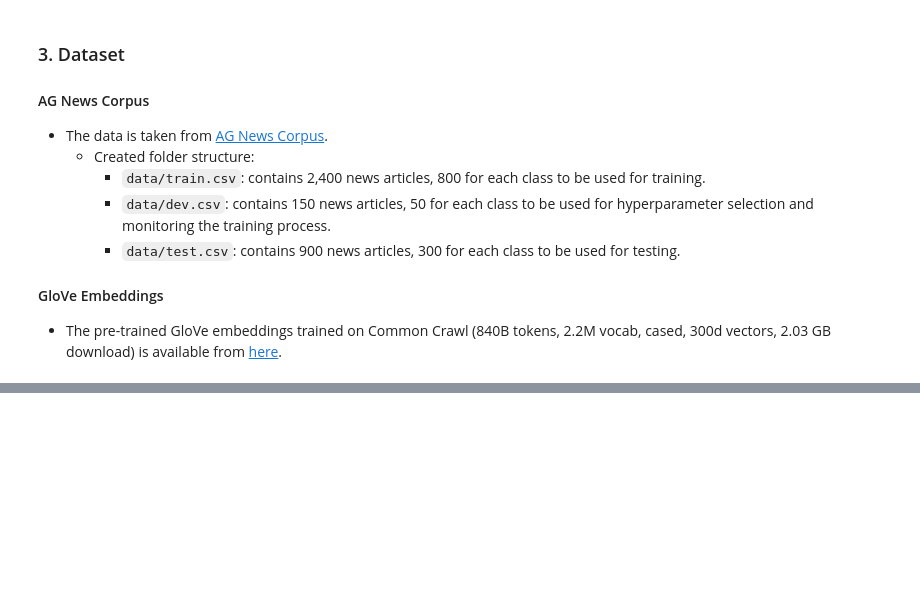
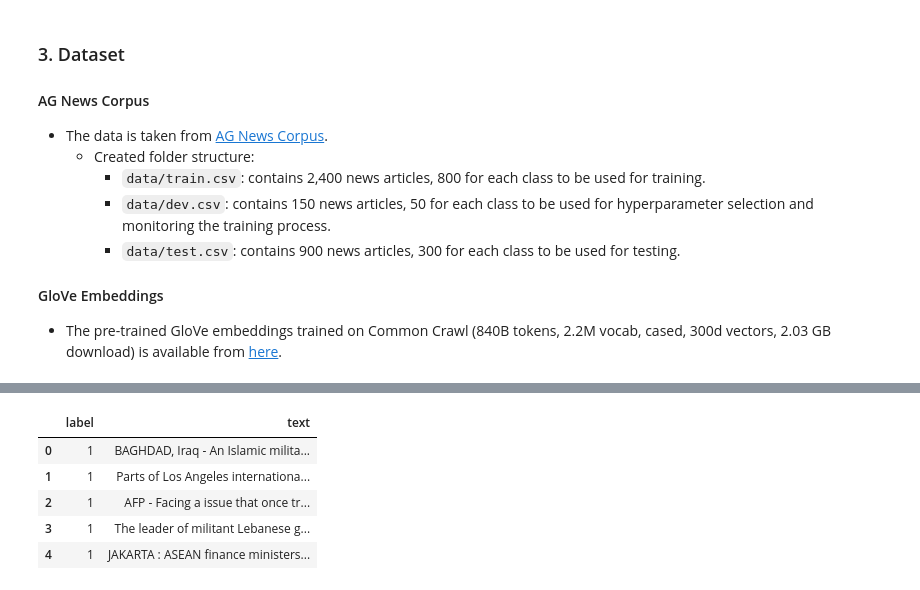
Before and after one commit to mahenrathod/datascience-notebooks, a Jupyter notebook: 02_nlp/FeedforwardNetwork-from-scratch.ipynb, the cells around one changed output, grey strips where cells are left out. Saved outputs shown, nothing was run; the diff lists cells and outputs as text; code cells hidden in the pictures; blank space fills up the shorter version.

```diff
--- a/02_nlp/FeedforwardNetwork-from-scratch.ipynb
+++ b/02_nlp/FeedforwardNetwork-from-scratch.ipynb
@@ -60,0 +99,9 @@ In progress...
+# %%
+news_dev.head(5)
+# %% [output]
+|  | label | text |
+| 0 | 1 | BAGHDAD, Iraq - An Islamic milita... |
+| 1 | 1 | Parts of Los Angeles internationa... |
+| 2 | 1 | AFP - Facing a issue that once tr... |
+| 3 | 1 | The leader of militant Lebanese g... |
+| 4 | 1 | JAKARTA : ASEAN finance ministers... |
```
Also changed, not shown: parts of 44 cells of this notebook.
